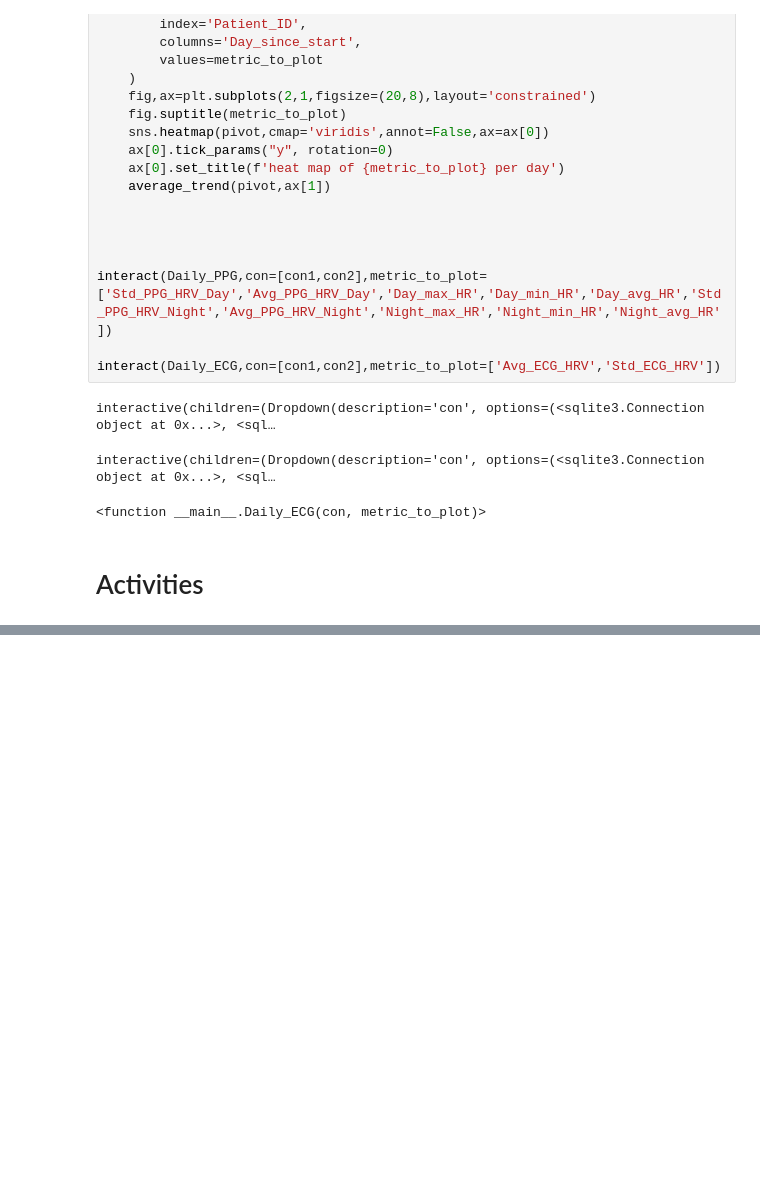
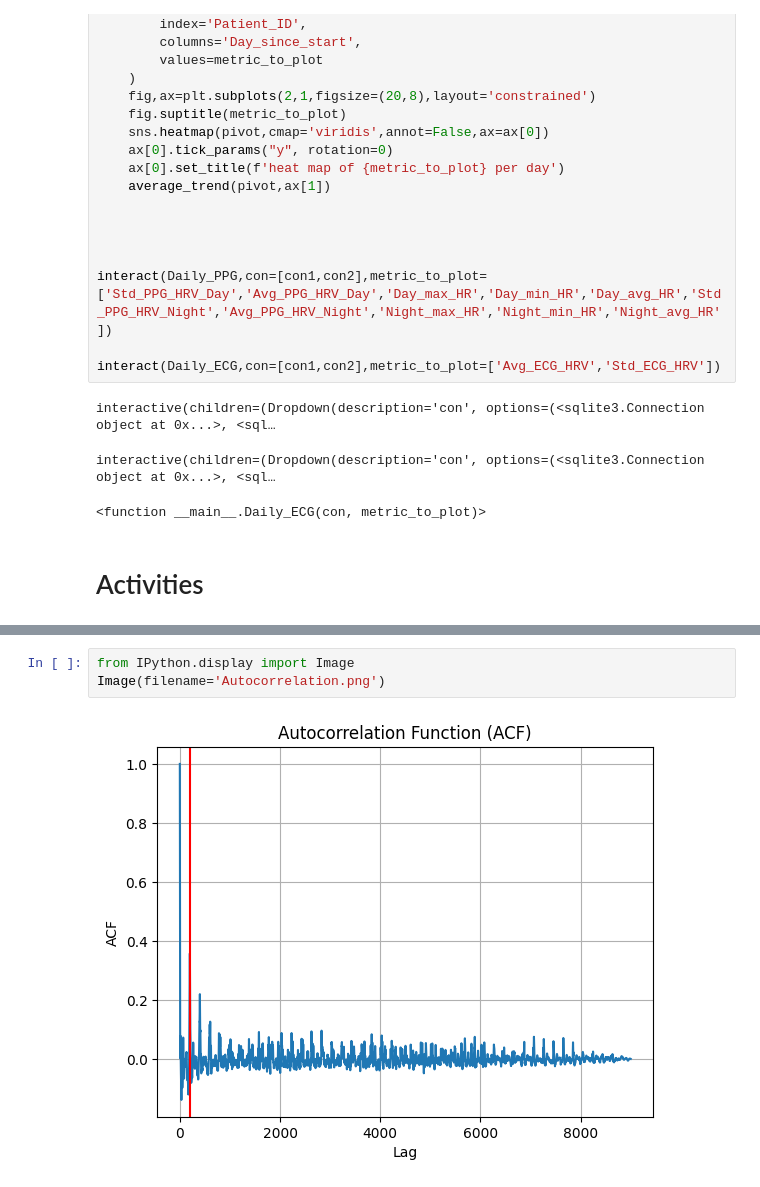
Before and after one commit to damianfrench/internship, a Jupyter notebook: Testing_metric_Calculations.ipynb, the cells around one changed output, grey strips where cells are left out. Saved outputs shown, nothing was run; the diff lists cells and outputs as text; blank space fills up the shorter version.

```diff
--- a/Testing_metric_Calculations.ipynb
+++ b/Testing_metric_Calculations.ipynb
@@ -586,0 +699,5 @@ interactive(children=(Dropdown(description='x_axis', options=('weeks',), value='
+# %%
+from IPython.display import Image
+Image(filename='Autocorrelation.png')
+# %% [output]
+[figure, added]
```
Also changed, not shown: parts of 17 cells of this notebook, 16 other files.
